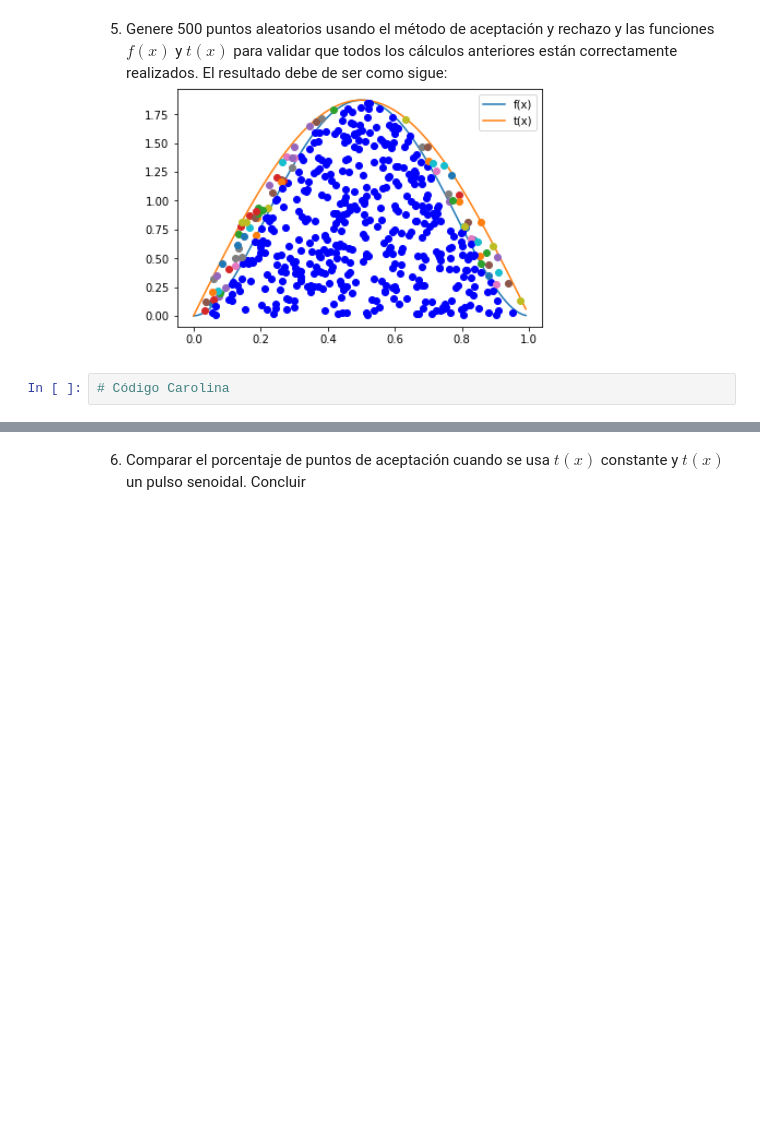
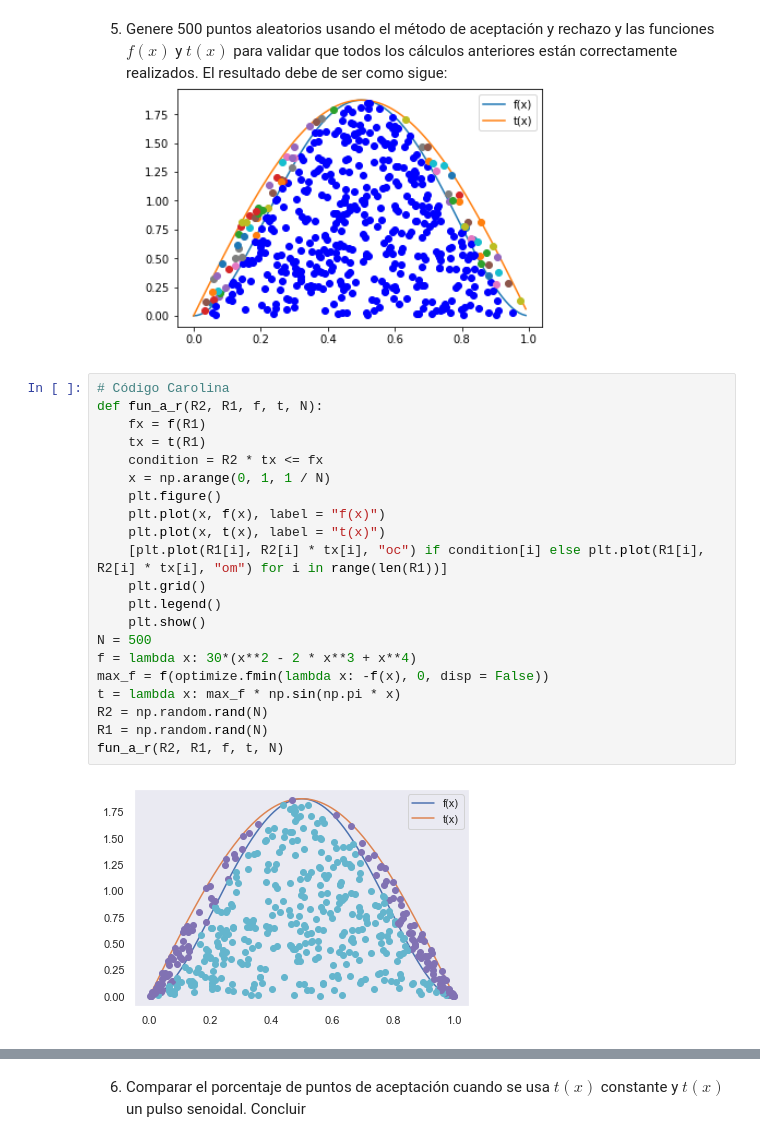
Before and after one commit to Carolina1002/ProyectoConjunto_CBarba_IArellano, a Jupyter notebook: Tarea6_CBarba_IArellano.ipynb, the cells around one changed output, grey strips where cells are left out. Drawn from its saved outputs; the diff is of its cells as text; blank space fills up the shorter version.

```diff
--- a/Tarea6_CBarba_IArellano.ipynb
+++ b/Tarea6_CBarba_IArellano.ipynb
@@ -121,8 +169,29 @@ plt.legend();
 # %% [markdown]
 5. Genere 500 puntos aleatorios usando el método de aceptación y rechazo y las funciones $f(x)$ y $t(x)$ para validar que todos los cálculos anteriores están correctamente realizados. El resultado debe de ser como sigue:
 ![image.png](attachment:image.png)
-# %%
-# Código Carolina
+# %%
+# Código Carolina
+def fun_a_r(R2, R1, f, t, N):
+    fx = f(R1)
+    tx = t(R1)
+    condition = R2 * tx <= fx
+    x = np.arange(0, 1, 1 / N)
+    plt.figure()
+    plt.plot(x, f(x), label = "f(x)")
+    plt.plot(x, t(x), label = "t(x)")
+    [plt.plot(R1[i], R2[i] * tx[i], "oc") if condition[i] else plt.plot(R1[i], R2[i] * tx[i], "om") for i in range(len(R1))]
+    plt.grid()
+    plt.legend()
+    plt.show()
+N = 500
+f = lambda x: 30*(x**2 - 2 * x**3 + x**4)
+max_f = f(optimize.fmin(lambda x: -f(x), 0, disp = False))
+t = lambda x: max_f * np.sin(np.pi * x)
+R2 = np.random.rand(N)
+R1 = np.random.rand(N)
+fun_a_r(R2, R1, f, t, N)
+# %% [output]
+[figure, added]
 # %%
 # Codigo Iván
 def acep_rech(R2:'Variables distruidas U~U(0,1)',
```
Also changed, not shown: parts of 26 cells of this notebook.
